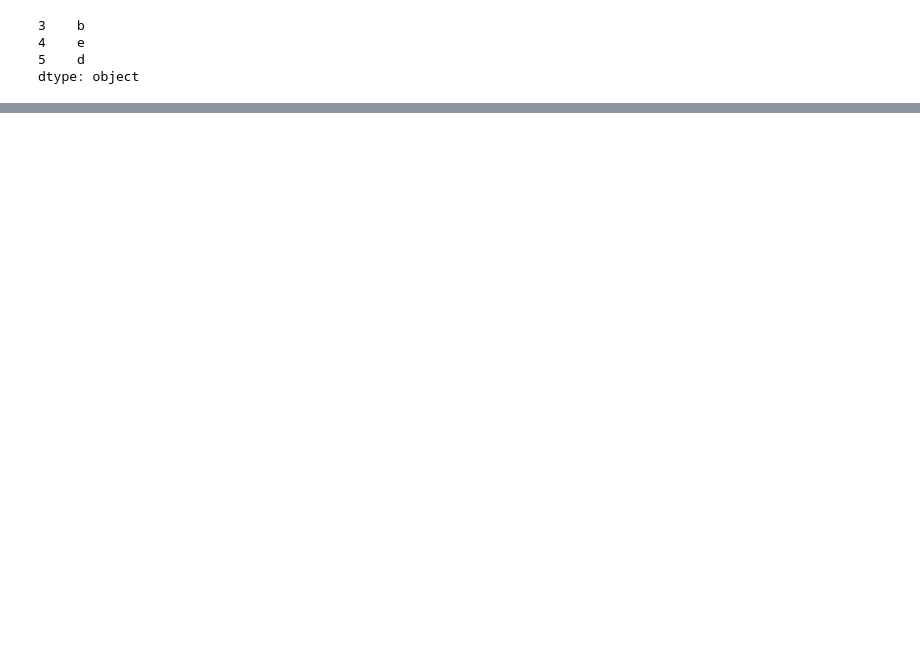
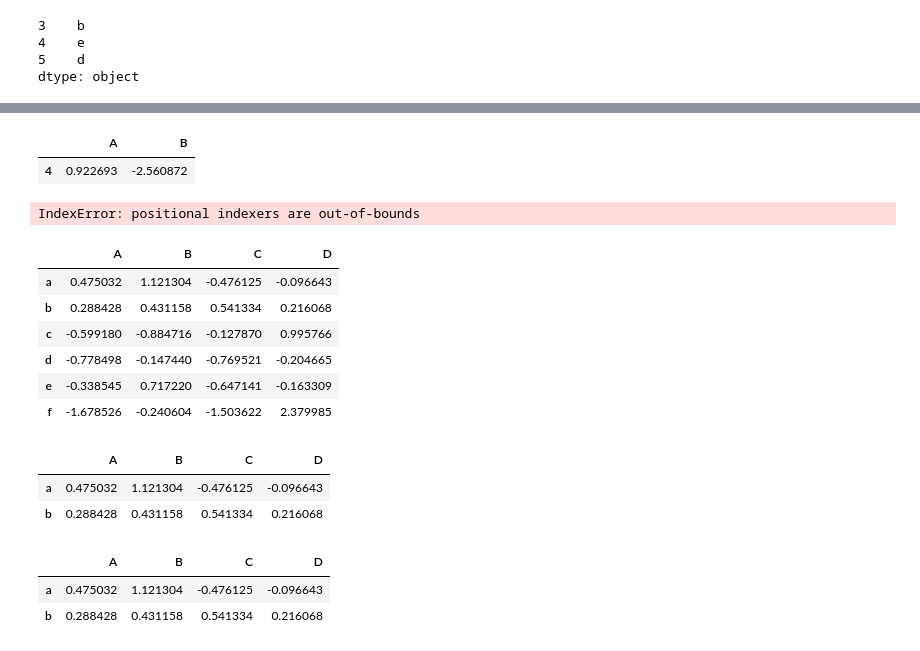
Before and after one commit to parkroyal/python_practice, a Jupyter notebook: data_analysis/pandas_index_and_selecting_data.ipynb, the cells around one changed output, grey strips where cells are left out. Cells and saved outputs as stored; diff of their text form; code cells hidden in the pictures; blank space fills up the shorter version.

```diff
--- a/data_analysis/pandas_index_and_selecting_data.ipynb
+++ b/data_analysis/pandas_index_and_selecting_data.ipynb
@@ -174,0 +215,40 @@ x[len(x)-1:100]
+# %%
+dfl.iloc[[4]]
+# %% [output]
+|  | A | B |
+| 4 | 0.922693 | -2.560872 |
+# %%
+# A single indexer that is out of bounds will raise an IndexError
+dfl.iloc[[20]]
+# %% [output]
+IndexError: positional indexers are out-of-bounds
+# %%
+# Selection by callable
+# .loc, .iloc, and also [] indexing can accept a callable as indexer.
+# The callable must be a function with one argument (the calling Series or DataFrame) that
+# returns valid output for indexing.
+df1 = pd.DataFrame(np.random.randn(6, 4),
+                   index=list('abcdef'),
+                   columns=list('ABCD'))
+
+df1
+# %% [output]
+|  | A | B | C | D |
+| a | 0.475032 | 1.121304 | -0.476125 | -0.096643 |
+| b | 0.288428 | 0.431158 | 0.541334 | 0.216068 |
+| c | -0.599180 | -0.884716 | -0.127870 | 0.995766 |
+| d | -0.778498 | -0.147440 | -0.769521 | -0.204665 |
+| e | -0.338545 | 0.717220 | -0.647141 | -0.163309 |
+| f | -1.678526 | -0.240604 | -1.503622 | 2.379985 |
+# %%
+df1.loc[lambda df: df['A'] > 0, :]
+# %% [output]
+|  | A | B | C | D |
+| a | 0.475032 | 1.121304 | -0.476125 | -0.096643 |
+| b | 0.288428 | 0.431158 | 0.541334 | 0.216068 |
+# %%
+df1[df1['A'] > 0]
+# %% [output]
+|  | A | B | C | D |
+| a | 0.475032 | 1.121304 | -0.476125 | -0.096643 |
+| b | 0.288428 | 0.431158 | 0.541334 | 0.216068 |
```
Also changed, not shown: parts of 14 cells of this notebook, 1 other file.
